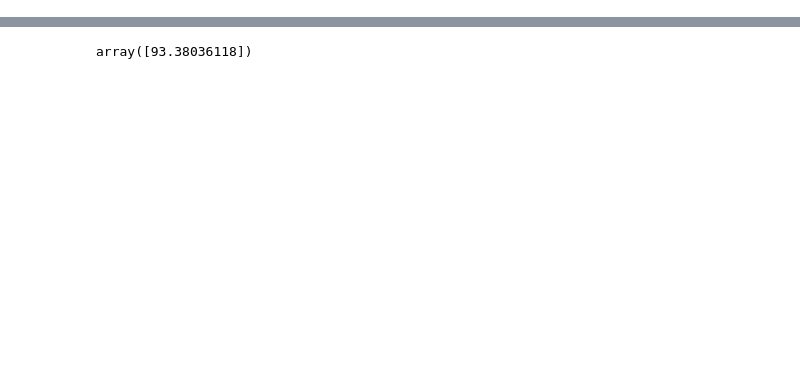
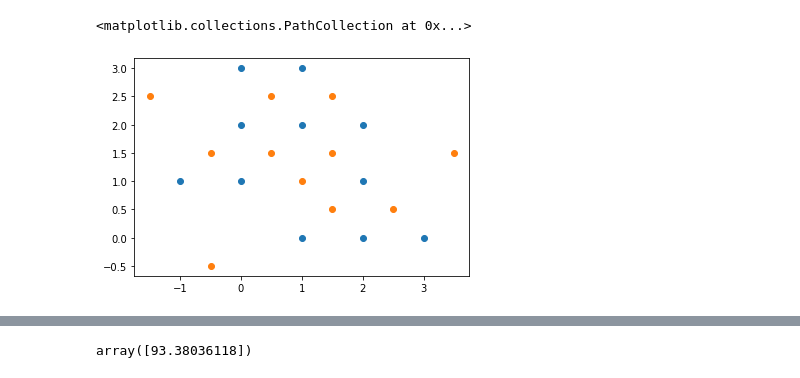
Before and after one commit to bbbursik/feos-pcsaft, a Jupyter notebook: examples/22-02-21-Adsorption3D.ipynb, the cells around one changed output, grey strips where cells are left out. Cells and saved outputs as stored; diff of their text form; code cells hidden in the pictures; blank space fills up the shorter version.

```diff
--- a/examples/22-02-21-Adsorption3D.ipynb
+++ b/examples/22-02-21-Adsorption3D.ipynb
@@ -67,0 +74,3 @@ system_size = [structure.dimensions["Lx"] * ANGSTROM, structure.dimensions["Lx"]
+# %%
+verts = voron.vertices
+verts
@@ -68,3 +94,9 @@ system_size = [structure.dimensions["Lx"] * ANGSTROM, structure.dimensions["Lx"]
+# %%
+plt.scatter(coords[:,0], coords[:,1])
+plt.scatter(verts[:,0], verts[:,1])
+# %% [output]
+<matplotlib.collections.PathCollection at 0x...>
+[figure, added]
 # %%
 ########## Plot example structure ##########
 
```
Also changed, not shown: parts of 36 cells of this notebook, 12 other files.
